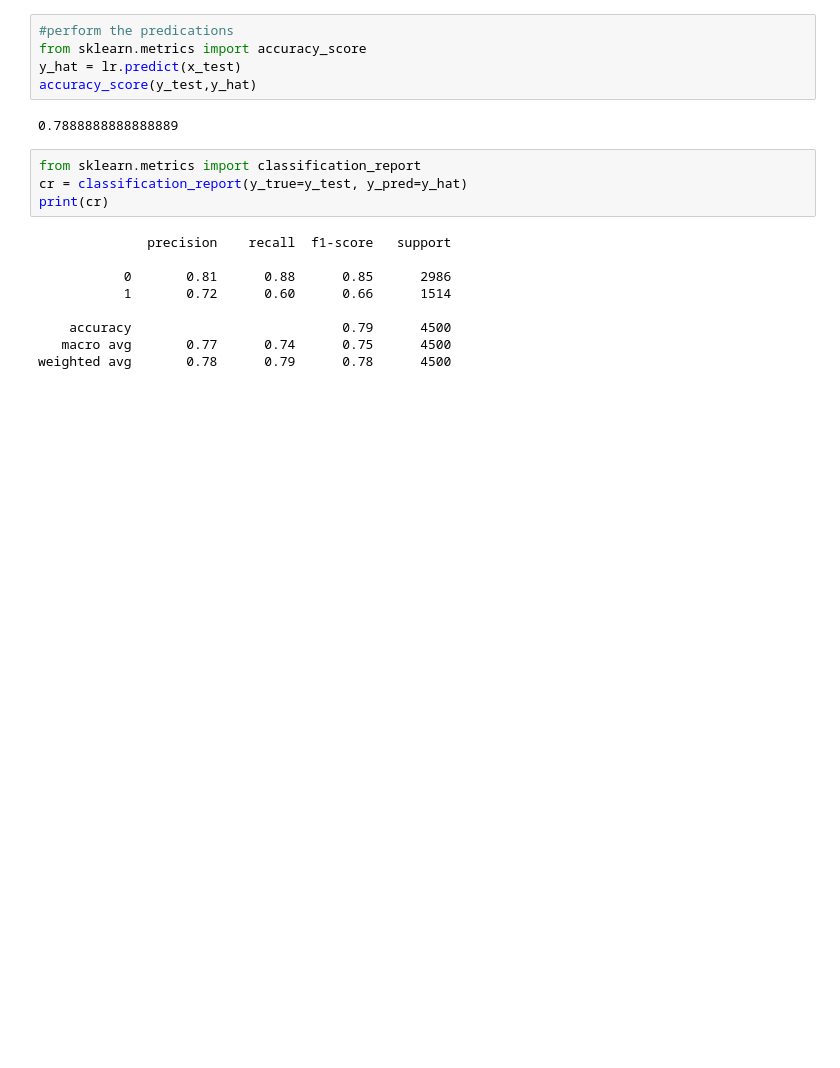
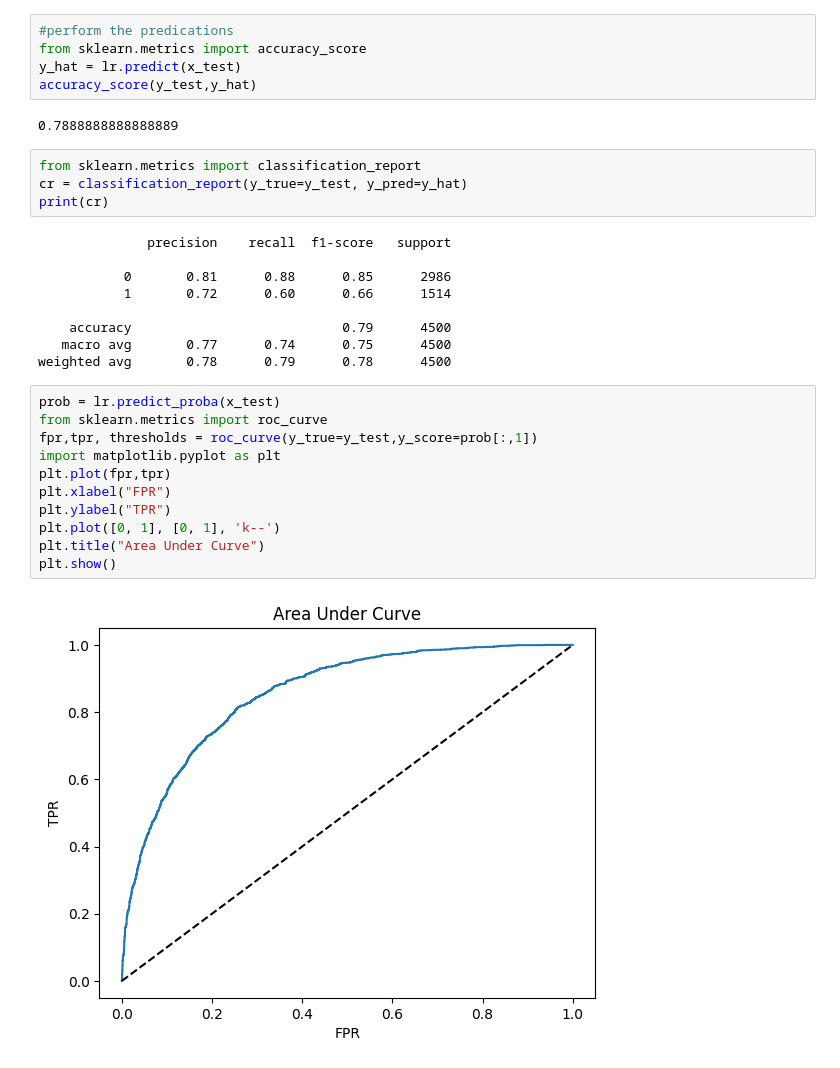
Before and after one commit to mawaishassan/diabatic-data-Analysis, a Jupyter notebook: 01_binary_classification.ipynb, the cells around one changed output. Drawn from its saved outputs; the diff is of its cells as text; blank space fills up the shorter version.

Commit message:
Adding Area Under Curve Chart to find the performance of mode.

```diff
--- a/01_binary_classification.ipynb
+++ b/01_binary_classification.ipynb
@@ -79,3 +79,16 @@ print(cr)
     accuracy                           0.79      4500
    macro avg       0.77      0.74      0.75      4500
 weighted avg       0.78      0.79      0.78      4500
+# %%
+prob = lr.predict_proba(x_test)
+from sklearn.metrics import roc_curve
+fpr,tpr, thresholds = roc_curve(y_true=y_test,y_score=prob[:,1])
+import matplotlib.pyplot as plt
+plt.plot(fpr,tpr)
+plt.xlabel("FPR")
+plt.ylabel("TPR")
+plt.plot([0, 1], [0, 1], 'k--')
+plt.title("Area Under Curve")
+plt.show()
+# %% [output]
+[figure, added]
```
